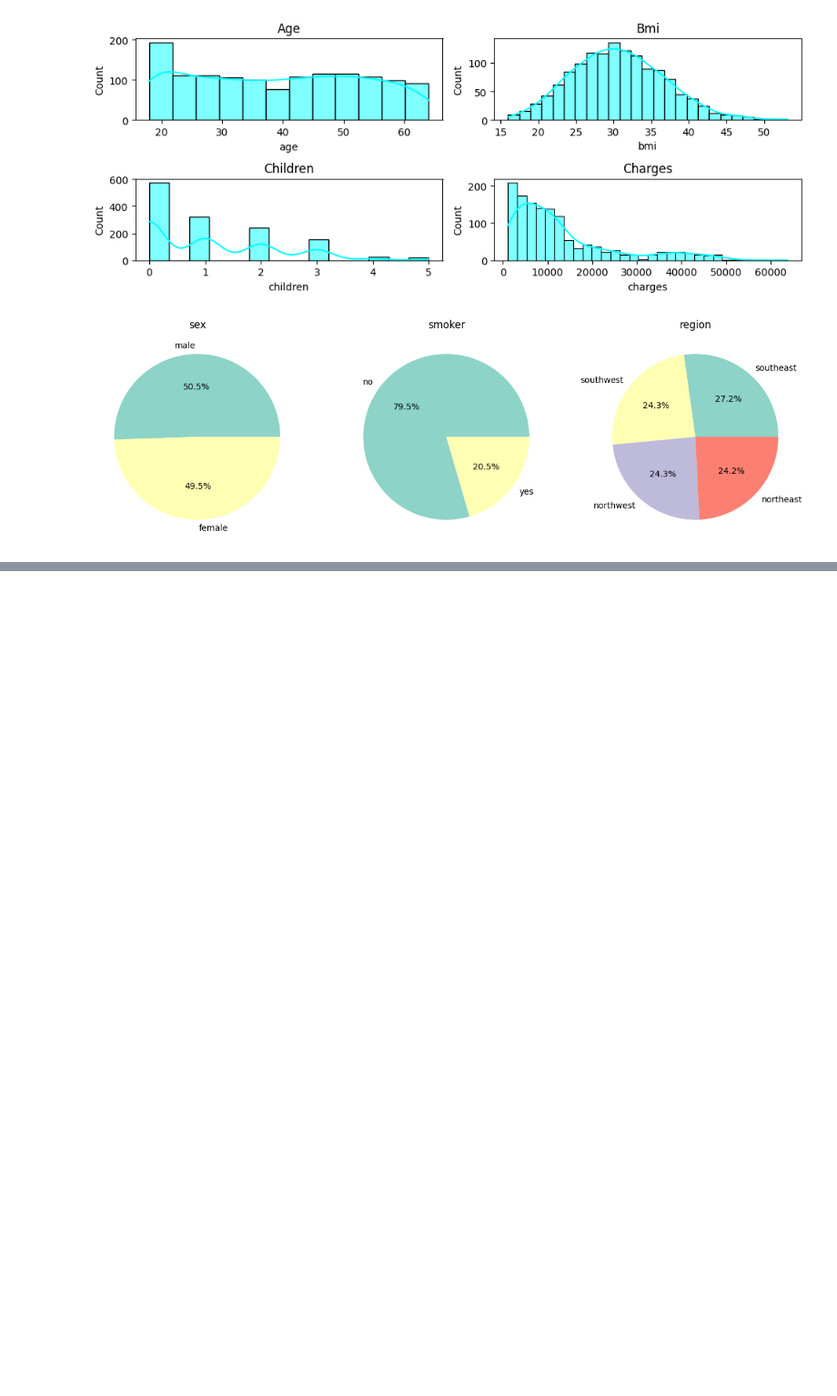
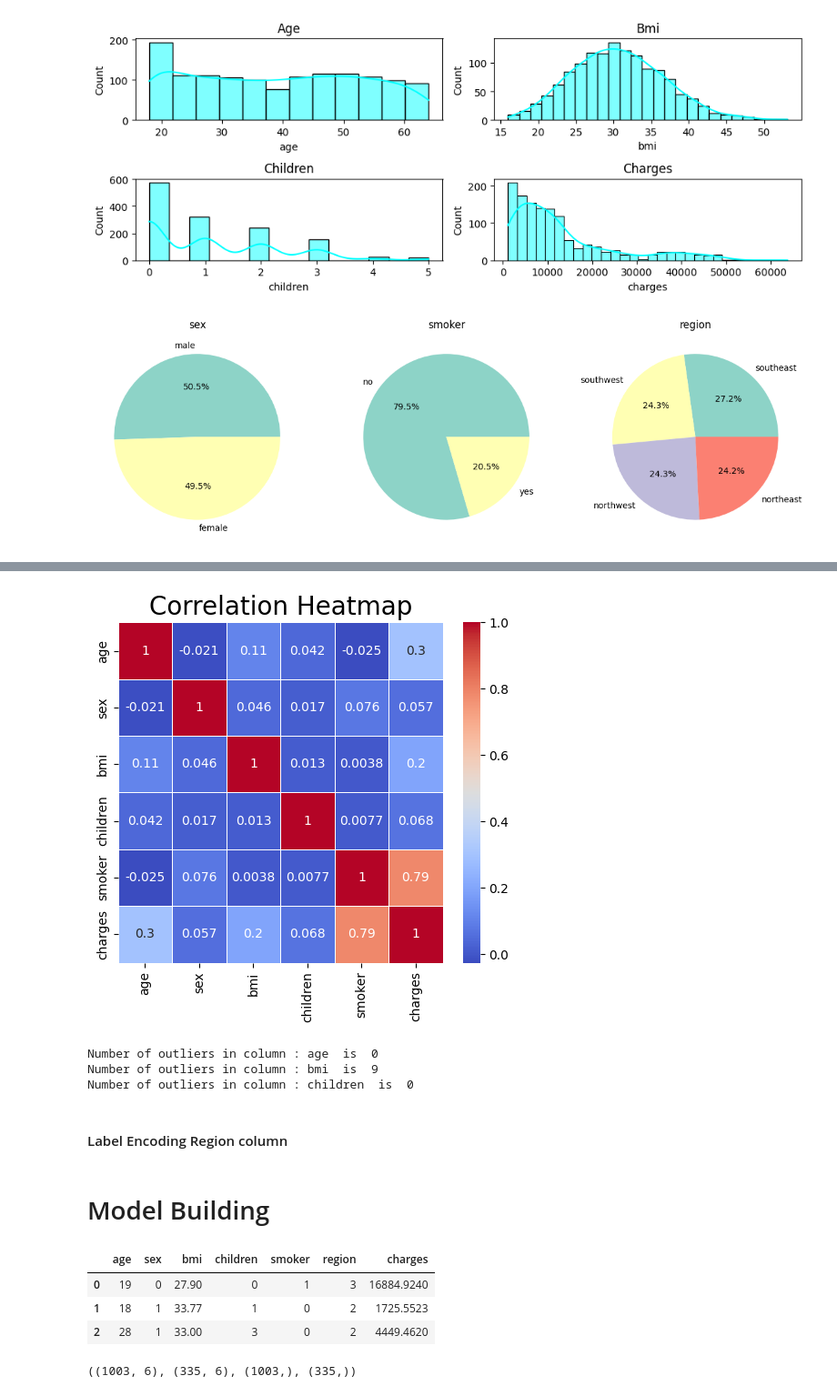
Before and after one commit to vishalgupta-git/Medical_Insurance_Cost_Prediction, a Jupyter notebook: notebook.ipynb, the cells around one changed output, grey strips where cells are left out. Shown at 91% size. Cells and saved outputs as stored; diff of their text form; code cells hidden in the pictures; blank space fills up the shorter version.

```diff
--- a/notebook.ipynb
+++ b/notebook.ipynb
@@ -131,0 +176,4 @@ df=pd.get_dummies(df)
+# %%
+# Correlation
+corr = df.select_dtypes(include=['number']).corr()
+corr
@@ -131,0 +188,26 @@ df=pd.get_dummies(df)
+# %%
+plt.figure(figsize=(5, 5))
+sns.heatmap(corr, annot=True, cmap='coolwarm', linewidths=0.5)
+plt.title('Correlation Heatmap', fontsize=20)
+plt.tight_layout()
+plt.show()
+# %% [output]
+[figure, added]
+# %%
+for i in ['age', 'bmi', 'children', ]:
+    Q1 = df[i].quantile(0.25)
+    Q3 = df[i].quantile(0.75)
+    IQR = Q3 - Q1
+
+    lower_bound = Q1 - 1.5 * IQR
+    upper_bound = Q3 + 1.5 * IQR
+
+    outliers = df[(df[i] < lower_bound) | (df[i] > upper_bound)]
+
+    print("Number of outliers in column :",i,' is ', outliers.shape[0])
+# %% [output]
+Number of outliers in column : age  is  0
+Number of outliers in column : bmi  is  9
+Number of outliers in column : children  is  0
+# %% [markdown]
+#### Label Encoding Region column
@@ -131,0 +217,9 @@ df=pd.get_dummies(df)
+# %% [markdown]
+# Model Building
+# %%
+df.head(3)
+# %% [output]
+|  | age | sex | bmi | children | smoker | region | charges |
+| 0 | 19 | 0 | 27.90 | 0 | 1 | 3 | 16884.9240 |
+| 1 | 18 | 1 | 33.77 | 1 | 0 | 2 | 1725.5523 |
+| 2 | 28 | 1 | 33.00 | 3 | 0 | 2 | 4449.4620 |
@@ -131,0 +231,4 @@ df=pd.get_dummies(df)
+# %%
+x_train.shape,x_test.shape,y_train.shape, y_test.shape
+# %% [output]
+((1003, 6), (335, 6), (1003,), (335,))
```
Also changed, not shown: parts of 21 cells of this notebook.
